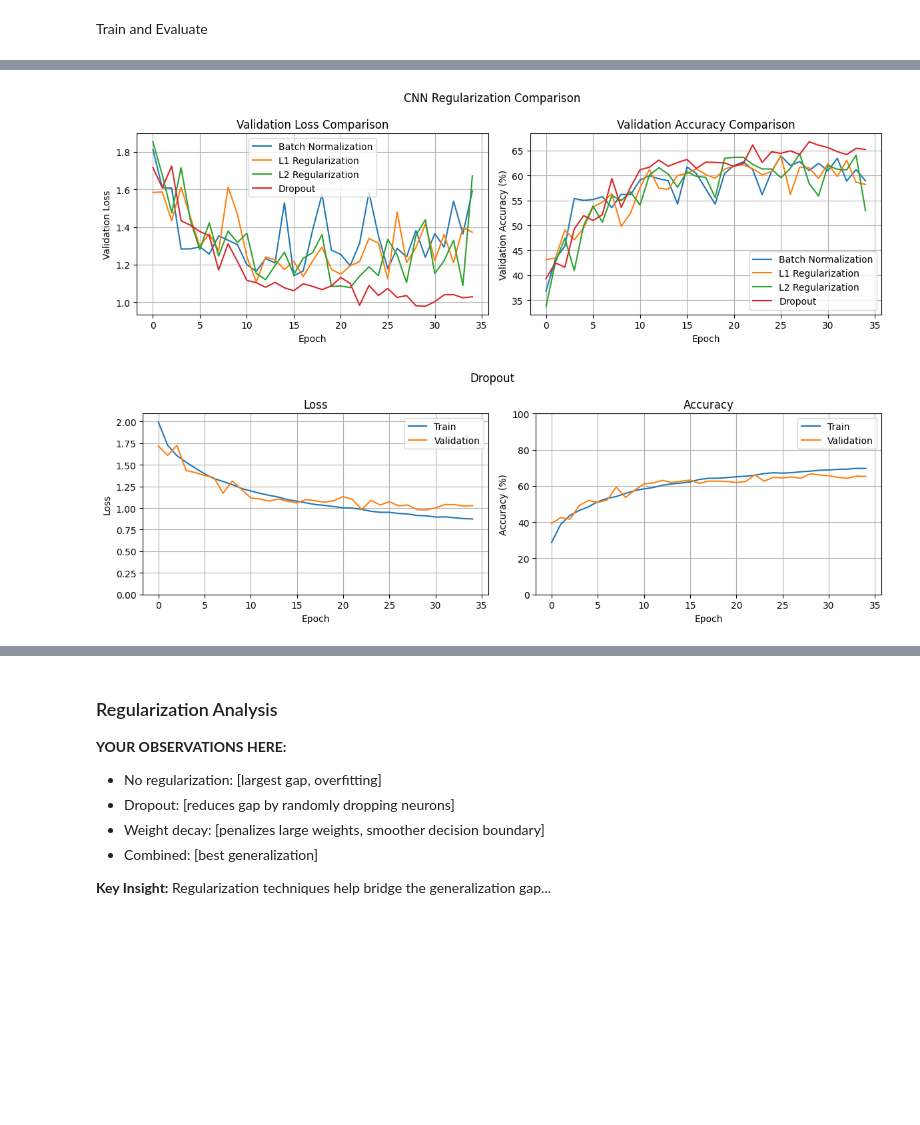
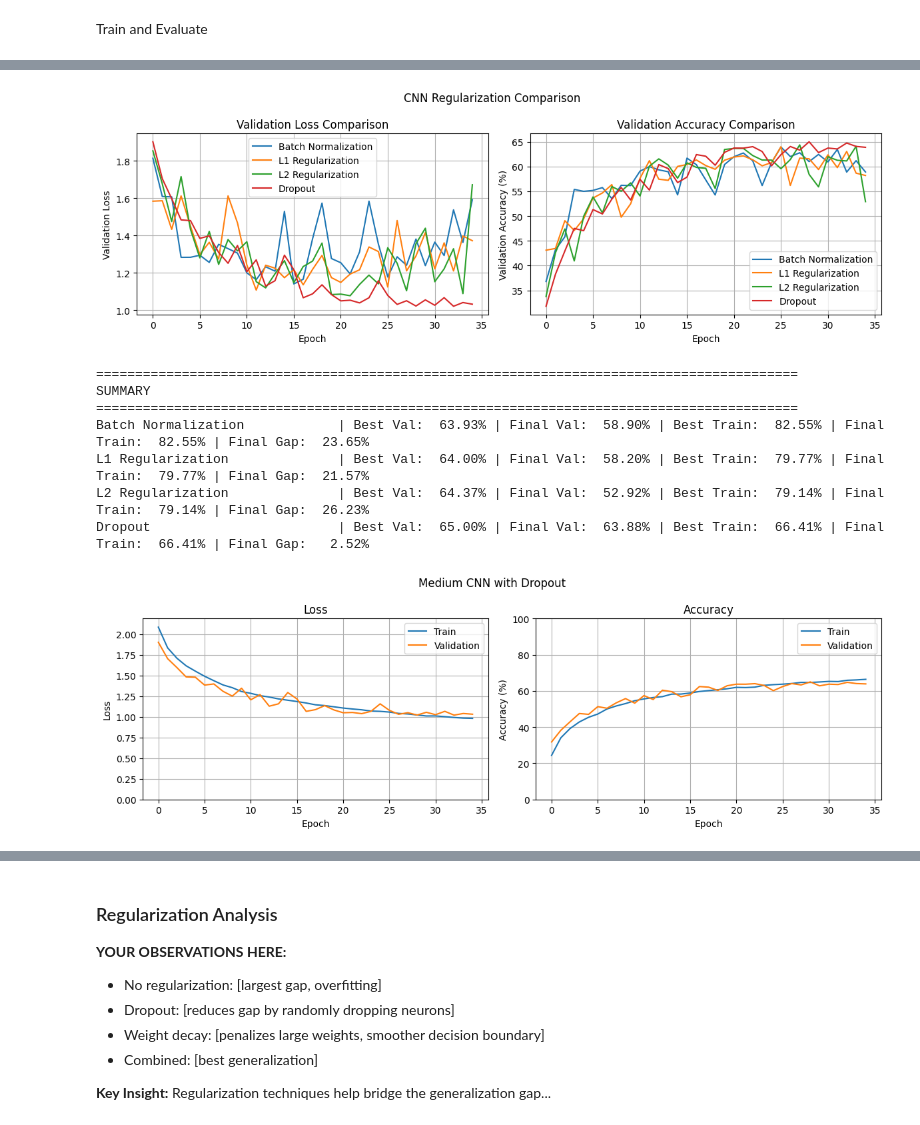
Before and after one commit to marcosncosta1/DeepLearning_practical_1, a Jupyter notebook: cnn_experiments.ipynb, the cells around one changed output, grey strips where cells are left out. Saved outputs shown, nothing was run; the diff lists cells and outputs as text; code cells hidden in the pictures; blank space fills up the shorter version.

```diff
--- a/cnn_experiments.ipynb
+++ b/cnn_experiments.ipynb
@@ -129,7 +129,7 @@ def get_data_loaders(img_size=IMG_SIZE, batch_size=BATCH_SIZE, augment=False, tr
         train_transform = transforms.Compose([
             transforms.Resize((img_size, img_size)),
             transforms.RandomHorizontalFlip(),
-            transforms.RandomRotation(15),
+            transforms.RandomApply([transforms.RandomRotation(15)], p=0.3),
             transforms.ColorJitter(brightness=0.2, contrast=0.2),
             transforms.ToTensor(),
             normalize
@@ -413,6 +413,29 @@ def compare_histories(histories, labels, title="Model Comparison"):
     fig.suptitle(title)
     plt.tight_layout()
     plt.show()
+
+
+def summarize_histories(histories, labels):
+    """Print summary statistics for each training history."""
+
+    print('\n' + '=' * 90)
+    print('SUMMARY')
+    print('=' * 90)
+
+    for i, hist in enumerate(histories):
+        label = labels[i]
+        val_acc = hist['val_acc']
+        train_acc = hist['train_acc']
+
+        best_train = float(max(train_acc))
+        final_train = float(train_acc[-1])
+        best_val = float(max(val_acc))
+        final_val = float(val_acc[-1])
+        final_gap = final_train - final_val
+
+        print(
+            f'{label:30} | Best Val: {best_val:6.2f}% | Final Val: {final_val:6.2f}% | Best Train: {best_train:6.2f}% | Final Train: {final_train:6.2f}% | Final Gap: {final_gap:6.2f}%'
+        )
 # %% [markdown]
 ---
 ## Section 2: Benefit of Depth
@@ -994,7 +1064,7 @@ regularization_configs = [
     ("Medium CNN Batch Norm", 0.0, 0.0, 0.0, 0.0),
     ("Medium CNN L1 1e-4", 1e-4, 0.0, 0.0, 0.0),
     ("Medium CNN L2 1e-3", 0.0, 1e-3, 0.0, 0.0),
-    ("Medium CNN Dropout 0.2 0.3", 0.0, 0.0, 0.2, 0.3),
+    ("Medium CNN Dropout 0.25 0.5", 0.0, 0.0, 0.25, 0.5),
 ]
 
 regularization_histories = []
@@ -1035,13 +1105,22 @@ Model saved to /content/drive/MyDrive/DeepLearning_practical_1/saved_models/Medi
 # %%
 # Visualize regularization comparison
 if "regularization_histories" not in globals():
     regularization_histories = [load_history("Medium CNN Batch Norm"),
                                load_history("Medium CNN L1 1e-4"),
                                load_history("Medium CNN L2 1e-3"),
-                               load_history("Medium CNN Dropout 0.2 0.3")]
+                               load_history("Medium CNN Dropout 0.25 0.5")]
 
-compare_histories(regularization_histories, ["Batch Normalization", "L1 Regularization", "L2 Regularization", "Dropout"], "CNN Regularization Comparison")
-plot_history(regularization_histories[-1], title="Dropout")
+regularization_labels = ["Batch Normalization", "L1 Regularization", "L2 Regularization", "Dropout"]
+compare_histories(regularization_histories, regularization_labels, "CNN Regularization Comparison")
+summarize_histories(regularization_histories, regularization_labels)
+plot_history(regularization_histories[-1], title="Medium CNN with Dropout")
 # %% [output]
-[figure, old version]
+[figure, new version]
+==========================================================================================
+SUMMARY
+==========================================================================================
+Batch Normalization            | Best Val:  63.93% | Final Val:  58.90% | Best Train:  82.55% | Final Train:  82.55% | Final Gap:  23.65%
+L1 Regularization              | Best Val:  64.00% | Final Val:  58.20% | Best Train:  79.77% | Final Train:  79.77% | Final Gap:  21.57%
+L2 Regularization              | Best Val:  64.37% | Final Val:  52.92% | Best Train:  79.14% | Final Train:  79.14% | Final Gap:  26.23%
+Dropout                        | Best Val:  65.00% | Final Val:  63.88% | Best Train:  66.41% | Final Train:  66.41% | Final Gap:   2.52%
-[figure, old version]
+[figure, new version]
```
Also changed, not shown: parts of 10 cells of this notebook.
